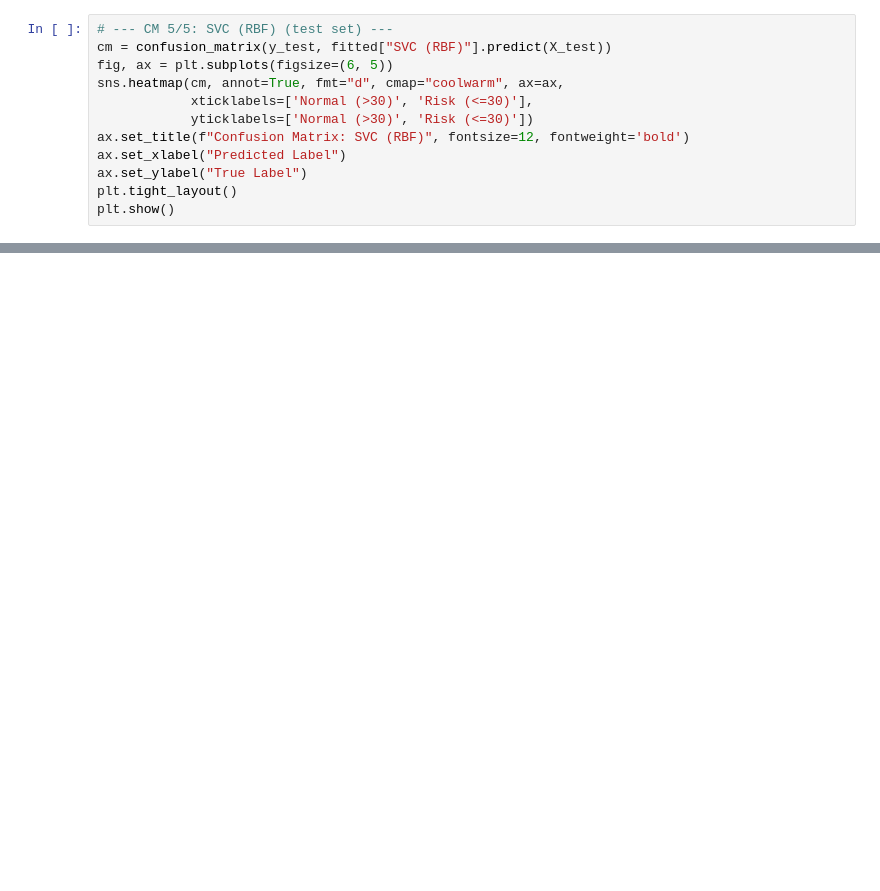
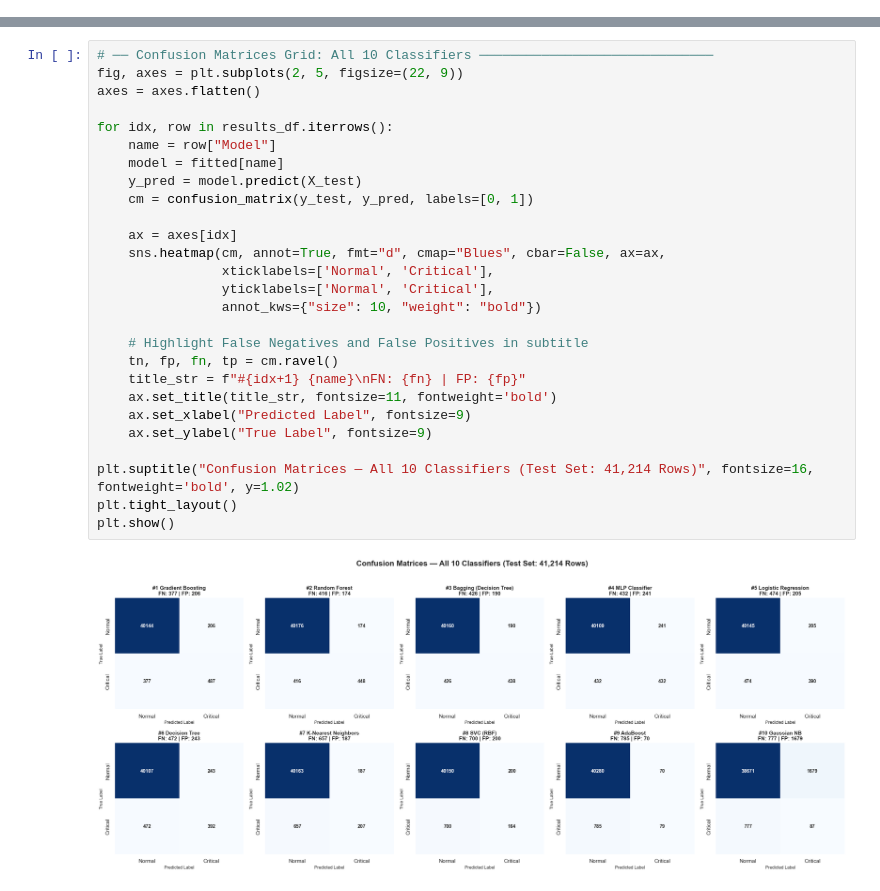
Before and after one commit to Dharshanashri-2986/ML_CAPSTONE_TEAM-14, a Jupyter notebook: notebooks/03_Classification.ipynb, the cells around one changed output, grey strips where cells are left out. Drawn from its saved outputs; the diff is of its cells as text; blank space fills up the shorter version.

```diff
--- a/notebooks/03_Classification.ipynb
+++ b/notebooks/03_Classification.ipynb
@@ -392,12 +0,0 @@ plt.show()
-# %%
-# --- CM 5/5: SVC (RBF) (test set) ---
-cm = confusion_matrix(y_test, fitted["SVC (RBF)"].predict(X_test))
-fig, ax = plt.subplots(figsize=(6, 5))
-sns.heatmap(cm, annot=True, fmt="d", cmap="coolwarm", ax=ax,
-            xticklabels=['Normal (>30)', 'Risk (<=30)'],
-            yticklabels=['Normal (>30)', 'Risk (<=30)'])
-ax.set_title(f"Confusion Matrix: SVC (RBF)", fontsize=12, fontweight='bold')
-ax.set_xlabel("Predicted Label")
-ax.set_ylabel("True Label")
-plt.tight_layout()
-plt.show()
@@ -793,0 +428,29 @@ ROC curves plotted: 5
+# %%
+# ── Confusion Matrices Grid: All 10 Classifiers ──────────────────────────────
+fig, axes = plt.subplots(2, 5, figsize=(22, 9))
+axes = axes.flatten()
+
+for idx, row in results_df.iterrows():
+    name = row["Model"]
+    model = fitted[name]
+    y_pred = model.predict(X_test)
+    cm = confusion_matrix(y_test, y_pred, labels=[0, 1])
+
+    ax = axes[idx]
+    sns.heatmap(cm, annot=True, fmt="d", cmap="Blues", cbar=False, ax=ax,
+                xticklabels=['Normal', 'Critical'],
+                yticklabels=['Normal', 'Critical'],
+                annot_kws={"size": 10, "weight": "bold"})
+
+    # Highlight False Negatives and False Positives in subtitle
+    tn, fp, fn, tp = cm.ravel()
+    title_str = f"#{idx+1} {name}\nFN: {fn} | FP: {fp}"
+    ax.set_title(title_str, fontsize=11, fontweight='bold')
+    ax.set_xlabel("Predicted Label", fontsize=9)
+    ax.set_ylabel("True Label", fontsize=9)
+
+plt.suptitle("Confusion Matrices — All 10 Classifiers (Test Set: 41,214 Rows)", fontsize=16, fontweight='bold', y=1.02)
+plt.tight_layout()
+plt.show()
+# %% [output]
+[figure, added]
```
Also changed, not shown: parts of 104 cells of this notebook, 6 other files.
